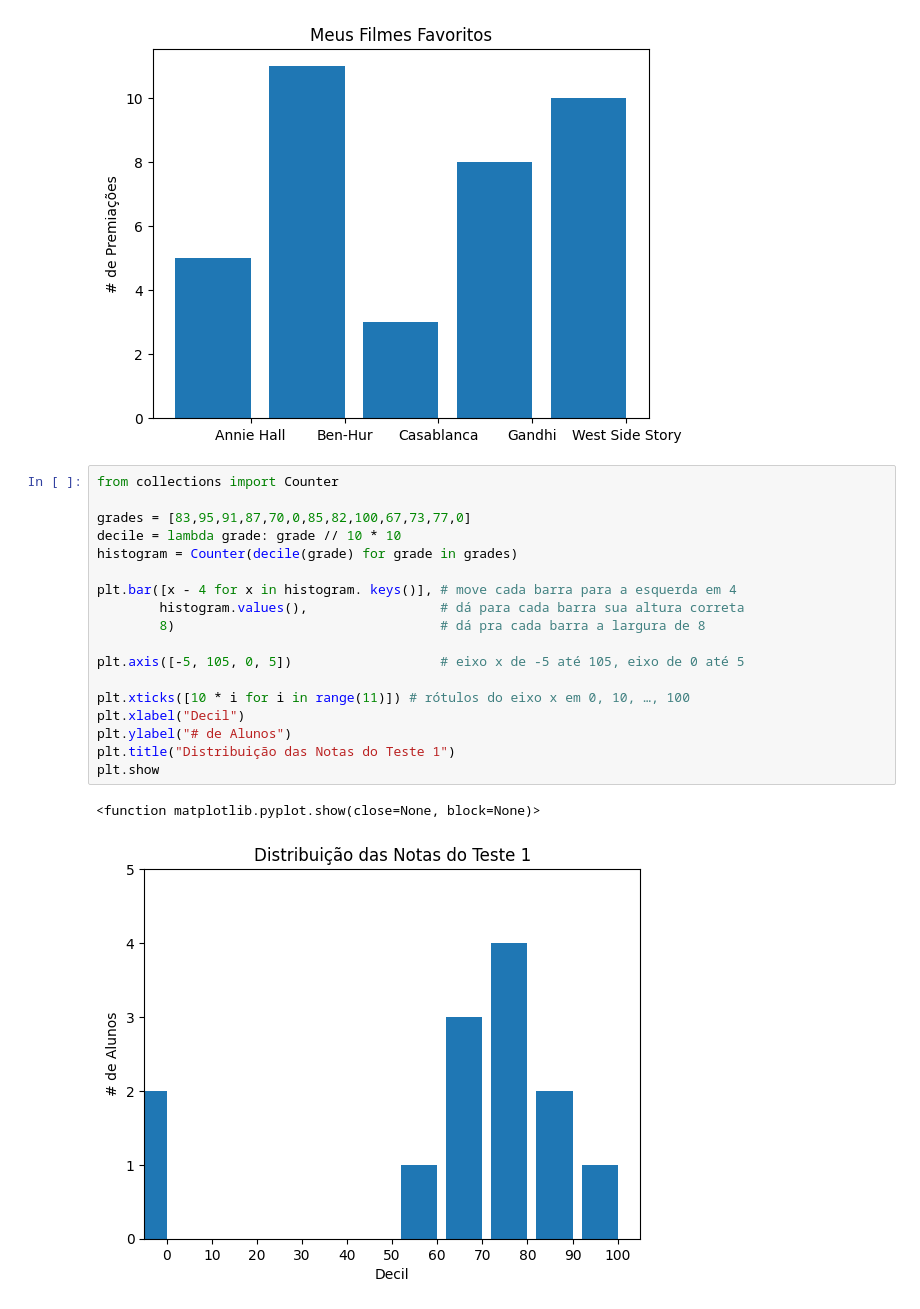
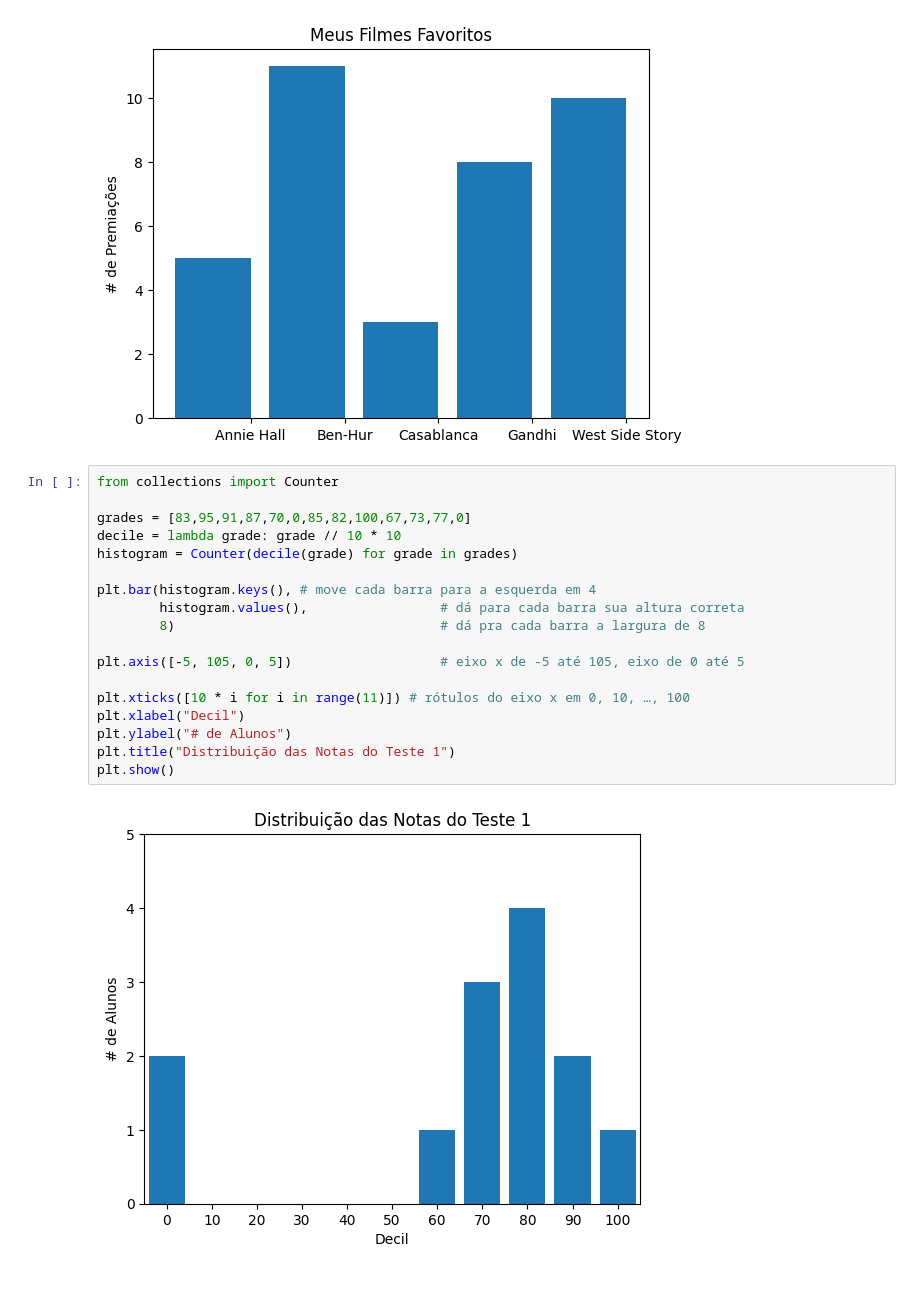
Before and after one commit to danielbaesso/matplotlib_study_notebook, a Jupyter notebook: matplotlib_study_notebook.ipynb, the cells around one changed output. Saved outputs shown, nothing was run; the diff lists cells and outputs as text.

```diff
--- a/matplotlib_study_notebook.ipynb
+++ b/matplotlib_study_notebook.ipynb
@@ -60,21 +60,20 @@ plt.show()
 # %%
 from collections import Counter
 
 grades = [83,95,91,87,70,0,85,82,100,67,73,77,0]
 decile = lambda grade: grade // 10 * 10
 histogram = Counter(decile(grade) for grade in grades)
 
-plt.bar([x - 4 for x in histogram. keys()], # move cada barra para a esquerda em 4
+plt.bar(histogram.keys(), # move cada barra para a esquerda em 4
         histogram.values(),                 # dá para cada barra sua altura correta
         8)                                  # dá pra cada barra a largura de 8
 
 plt.axis([-5, 105, 0, 5])                   # eixo x de -5 até 105, eixo de 0 até 5
 
 plt.xticks([10 * i for i in range(11)]) # rótulos do eixo x em 0, 10, …, 100
 plt.xlabel("Decil")
 plt.ylabel("# de Alunos")
 plt.title("Distribuição das Notas do Teste 1")
-plt.show
+plt.show()
 # %% [output]
-<function matplotlib.pyplot.show(close=None, block=None)>
-[figure, old version]
+[figure, new version]
```
Also changed, not shown: parts of 1 cell of this notebook.
